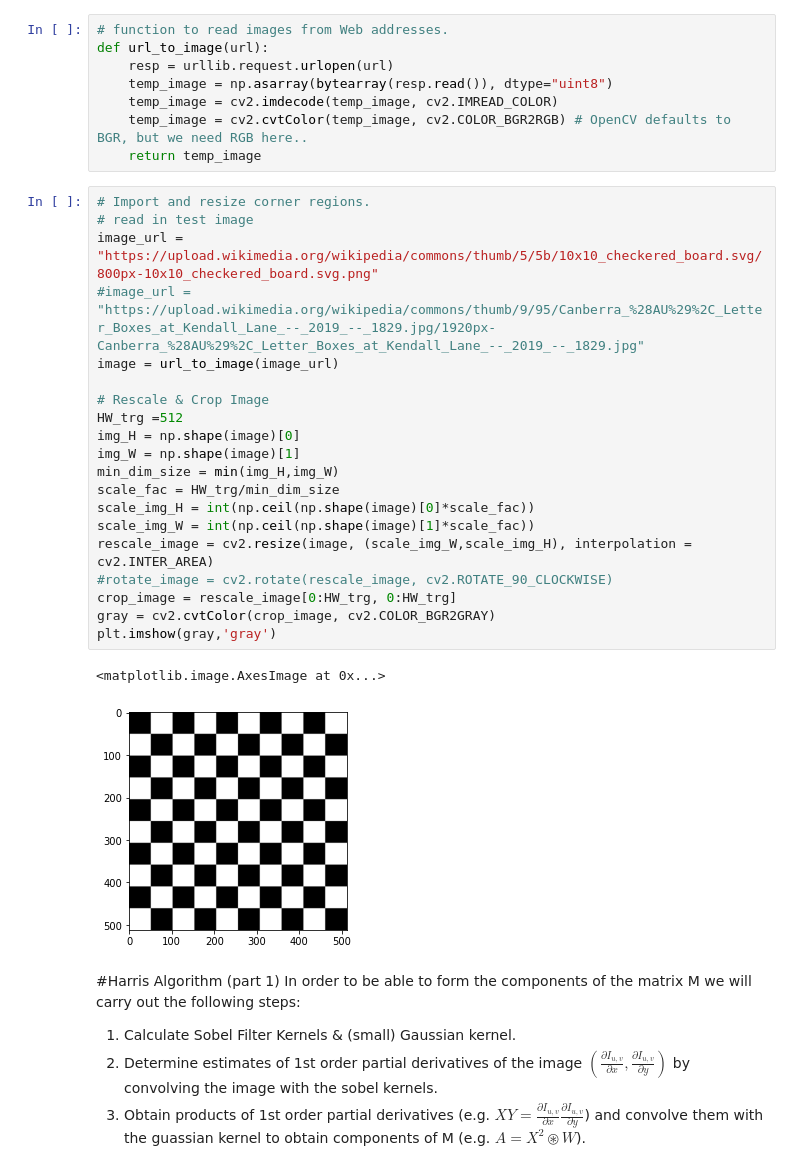
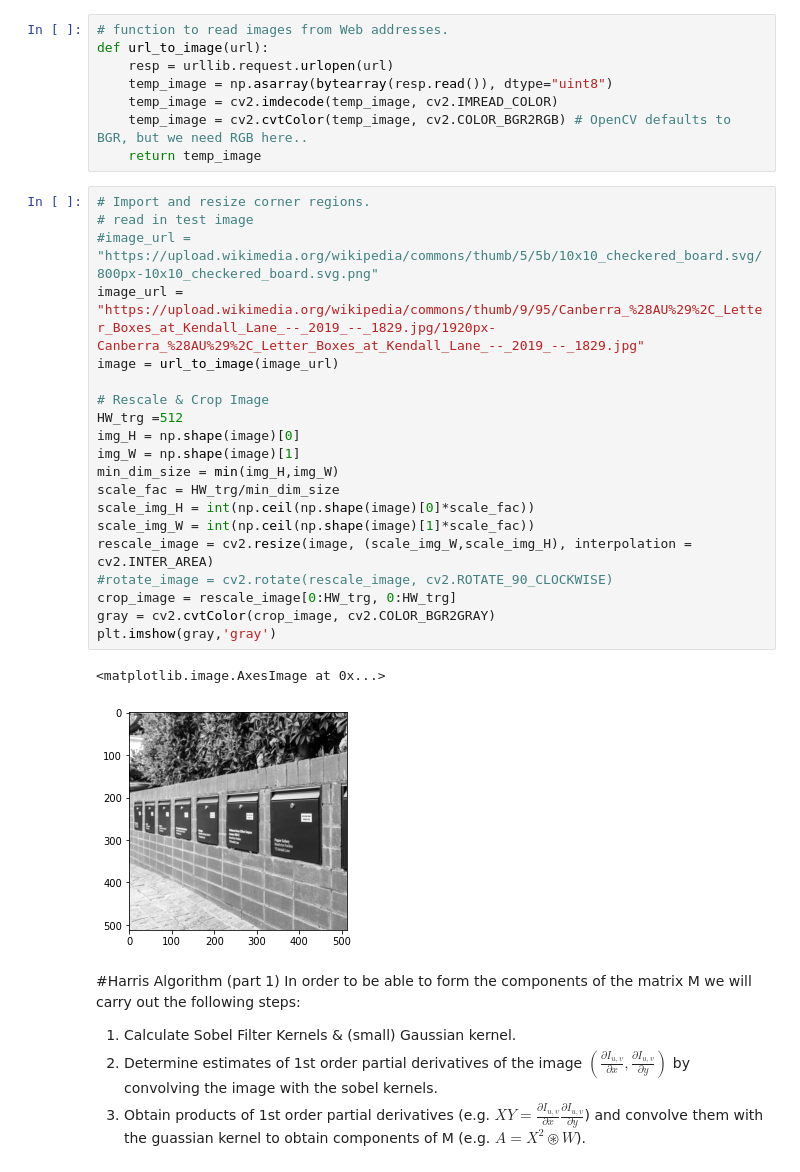
Before and after one commit to erinkhoo/CE6003, a Jupyter notebook: CE6003_example_1_3_harris_corner.ipynb, the cells around one changed output. Drawn from its saved outputs; the diff is of its cells as text.

```diff
--- a/CE6003_example_1_3_harris_corner.ipynb
+++ b/CE6003_example_1_3_harris_corner.ipynb
@@ -30,26 +30,26 @@ def url_to_image(url):
 # %%
 # Import and resize corner regions.
 # read in test image
-image_url = "https://upload.wikimedia.org/wikipedia/commons/thumb/5/5b/10x10_checkered_board.svg/800px-10x10_checkered_board.svg.png"
-#image_url = "https://upload.wikimedia.org/wikipedia/commons/thumb/9/95/Canberra_%28AU%29%2C_Letter_Boxes_at_Kendall_Lane_--_2019_--_1829.jpg/1920px-Canberra_%28AU%29%2C_Letter_Boxes_at_Kendall_Lane_--_2019_--_1829.jpg"
+#image_url = "https://upload.wikimedia.org/wikipedia/commons/thumb/5/5b/10x10_checkered_board.svg/800px-10x10_checkered_board.svg.png"
+image_url = "https://upload.wikimedia.org/wikipedia/commons/thumb/9/95/Canberra_%28AU%29%2C_Letter_Boxes_at_Kendall_Lane_--_2019_--_1829.jpg/1920px-Canberra_%28AU%29%2C_Letter_Boxes_at_Kendall_Lane_--_2019_--_1829.jpg"
 image = url_to_image(image_url)
 
 # Rescale & Crop Image
 HW_trg =512
 img_H = np.shape(image)[0]
 img_W = np.shape(image)[1]
 min_dim_size = min(img_H,img_W)
 scale_fac = HW_trg/min_dim_size
 scale_img_H = int(np.ceil(np.shape(image)[0]*scale_fac))
 scale_img_W = int(np.ceil(np.shape(image)[1]*scale_fac))
 rescale_image = cv2.resize(image, (scale_img_W,scale_img_H), interpolation = cv2.INTER_AREA)
 #rotate_image = cv2.rotate(rescale_image, cv2.ROTATE_90_CLOCKWISE)
 crop_image = rescale_image[0:HW_trg, 0:HW_trg]
 gray = cv2.cvtColor(crop_image, cv2.COLOR_BGR2GRAY)
 plt.imshow(gray,'gray')
 # %% [output]
 <matplotlib.image.AxesImage at 0x...>
-[figure, old version]
+[figure, new version]
 # %% [markdown]
 #Harris Algorithm (part 1)
 In order to be able to form the components of the matrix M we will carry out the following steps:
```
Also changed, not shown: parts of 7 cells of this notebook, 10 other files.
